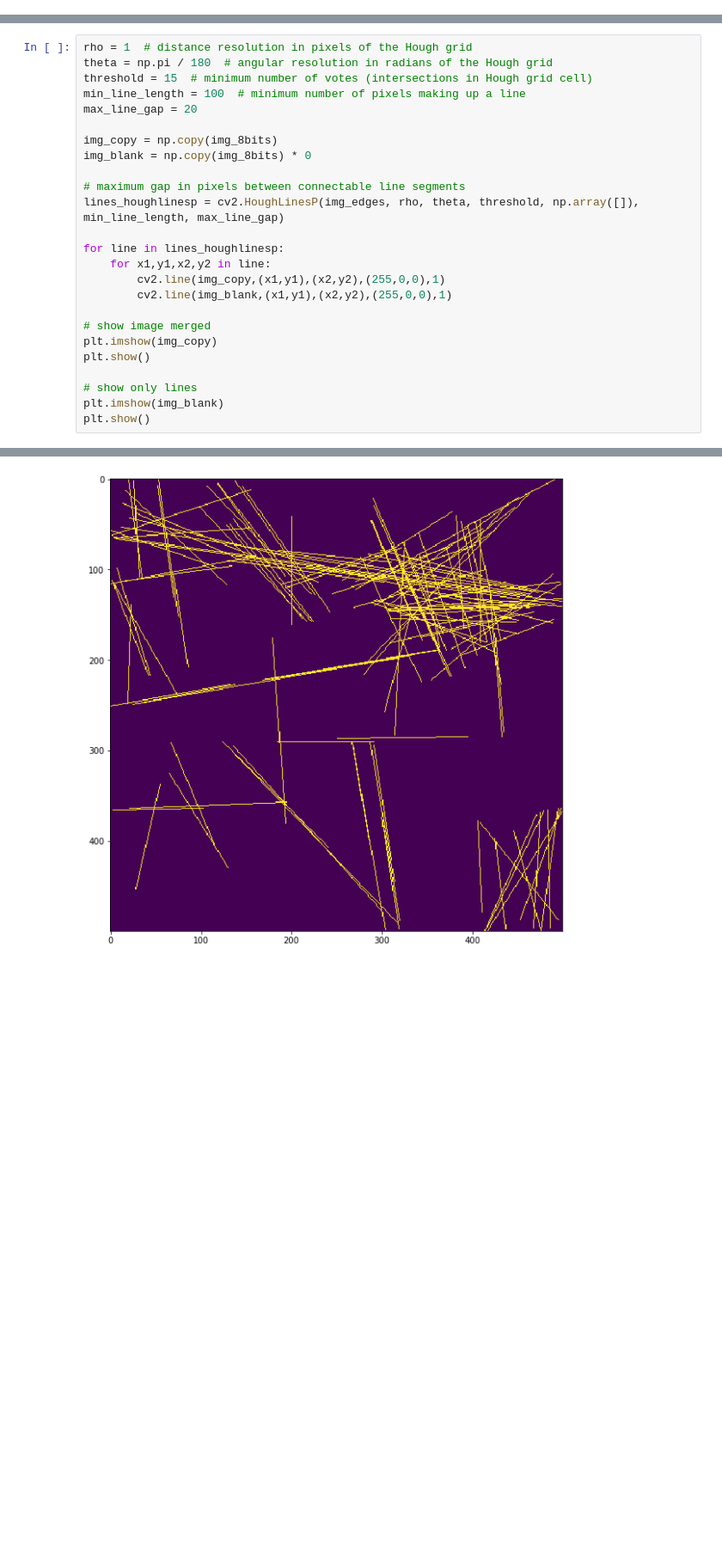
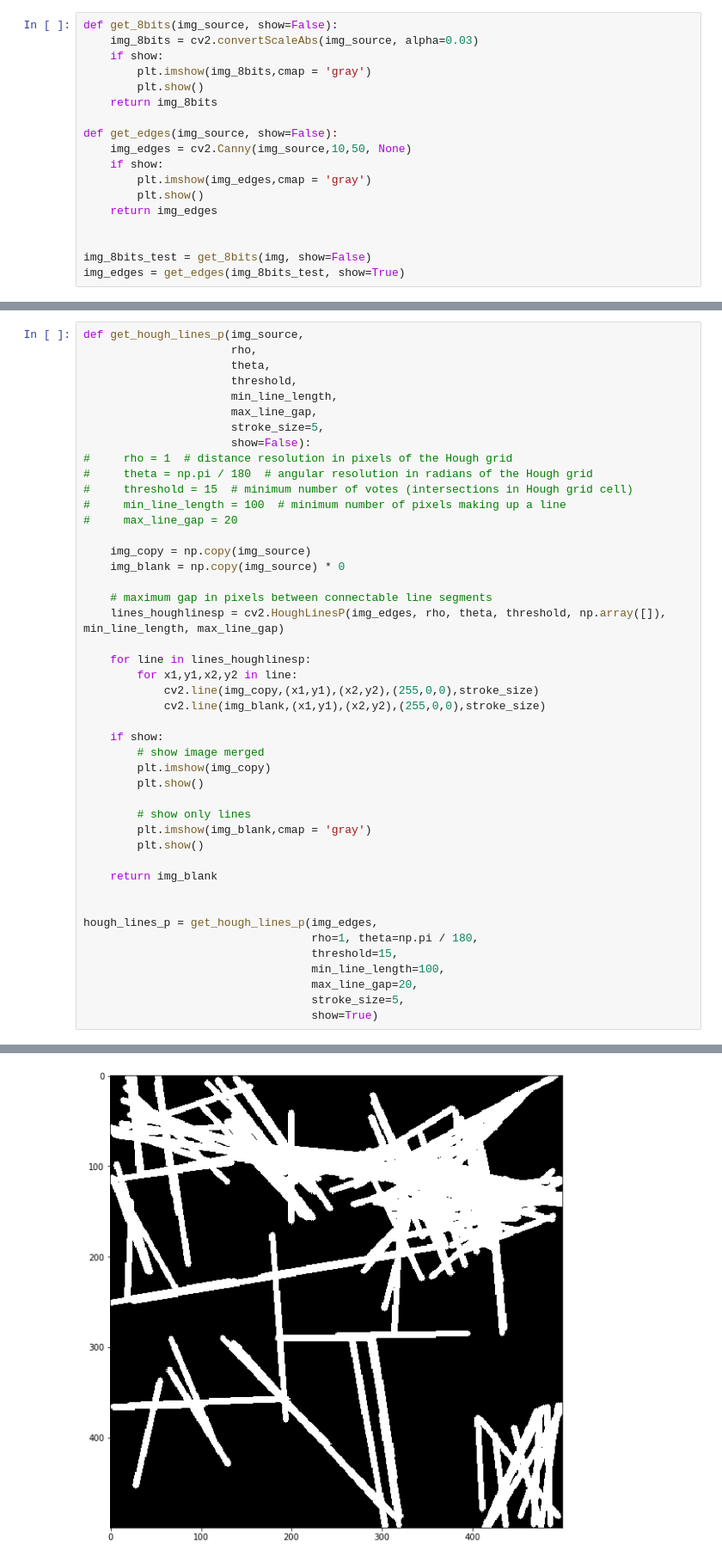
Before and after one commit to renatobanzai/banzai_image_segmentation, a Jupyter notebook: finding_polygon.ipynb, the cells around one changed output, grey strips where cells are left out. Shown: that part at 86% size. Cells and saved outputs as stored; diff of their text form; blank space fills up the shorter version.

Commit message:
test with houghp2

```diff
--- a/finding_polygon.ipynb
+++ b/finding_polygon.ipynb
@@ -32,0 +27,18 @@ plt.show()
+# %%
+def get_8bits(img_source, show=False):
+    img_8bits = cv2.convertScaleAbs(img_source, alpha=0.03)
+    if show:
+        plt.imshow(img_8bits,cmap = 'gray')
+        plt.show()
+    return img_8bits
+
+def get_edges(img_source, show=False):
+    img_edges = cv2.Canny(img_source,10,50, None)
+    if show:
+        plt.imshow(img_edges,cmap = 'gray')
+        plt.show()
+    return img_edges
+
+
+img_8bits_test = get_8bits(img, show=False)
+img_edges = get_edges(img_8bits_test, show=True)
@@ -33,26 +47,46 @@ plt.show()
 # %%
-rho = 1  # distance resolution in pixels of the Hough grid
-theta = np.pi / 180  # angular resolution in radians of the Hough grid
-threshold = 15  # minimum number of votes (intersections in Hough grid cell)
-min_line_length = 100  # minimum number of pixels making up a line
-max_line_gap = 20
+def get_hough_lines_p(img_source,
+                      rho,
+                      theta,
+                      threshold,
+                      min_line_length,
+                      max_line_gap,
+                      stroke_size=5,
+                      show=False):
+#     rho = 1  # distance resolution in pixels of the Hough grid
+#     theta = np.pi / 180  # angular resolution in radians of the Hough grid
+#     threshold = 15  # minimum number of votes (intersections in Hough grid cell)
+#     min_line_length = 100  # minimum number of pixels making up a line
+#     max_line_gap = 20
 
-img_copy = np.copy(img_8bits)
-img_blank = np.copy(img_8bits) * 0
+    img_copy = np.copy(img_source)
+    img_blank = np.copy(img_source) * 0
 
-# maximum gap in pixels between connectable line segments
-lines_houghlinesp = cv2.HoughLinesP(img_edges, rho, theta, threshold, np.array([]), min_line_length, max_line_gap)
+    # maximum gap in pixels between connectable line segments
+    lines_houghlinesp = cv2.HoughLinesP(img_edges, rho, theta, threshold, np.array([]), min_line_length, max_line_gap)
 
-for line in lines_houghlinesp:
-    for x1,y1,x2,y2 in line:
-        cv2.line(img_copy,(x1,y1),(x2,y2),(255,0,0),1)
-        cv2.line(img_blank,(x1,y1),(x2,y2),(255,0,0),1)
+    for line in lines_houghlinesp:
+        for x1,y1,x2,y2 in line:
+            cv2.line(img_copy,(x1,y1),(x2,y2),(255,0,0),stroke_size)
+            cv2.line(img_blank,(x1,y1),(x2,y2),(255,0,0),stroke_size)
 
-# show image merged
-plt.imshow(img_copy)
-plt.show()
+    if show:
+        # show image merged
+        plt.imshow(img_copy)
+        plt.show()
 
-# show only lines
-plt.imshow(img_blank)
-plt.show()
+        # show only lines
+        plt.imshow(img_blank,cmap = 'gray')
+        plt.show()
+
+    return img_blank
+
+
+hough_lines_p = get_hough_lines_p(img_edges,
+                                  rho=1, theta=np.pi / 180,
+                                  threshold=15,
+                                  min_line_length=100,
+                                  max_line_gap=20,
+                                  stroke_size=5,
+                                  show=True)
 # %% [output]
@@ -60,2 +94,2 @@ plt.show()
-[figure, old version]
+[figure, new version]
 # %%
```
Also changed, not shown: parts of 6 cells of this notebook.
